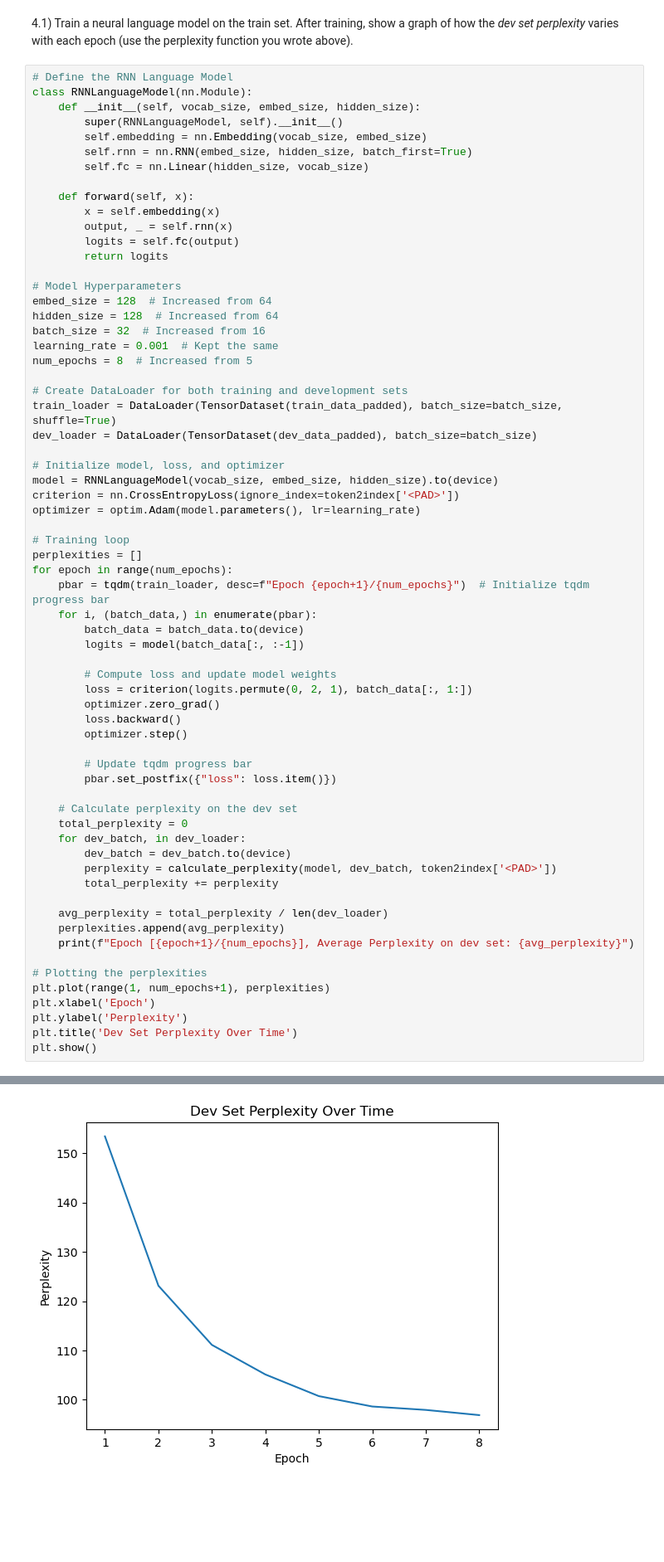
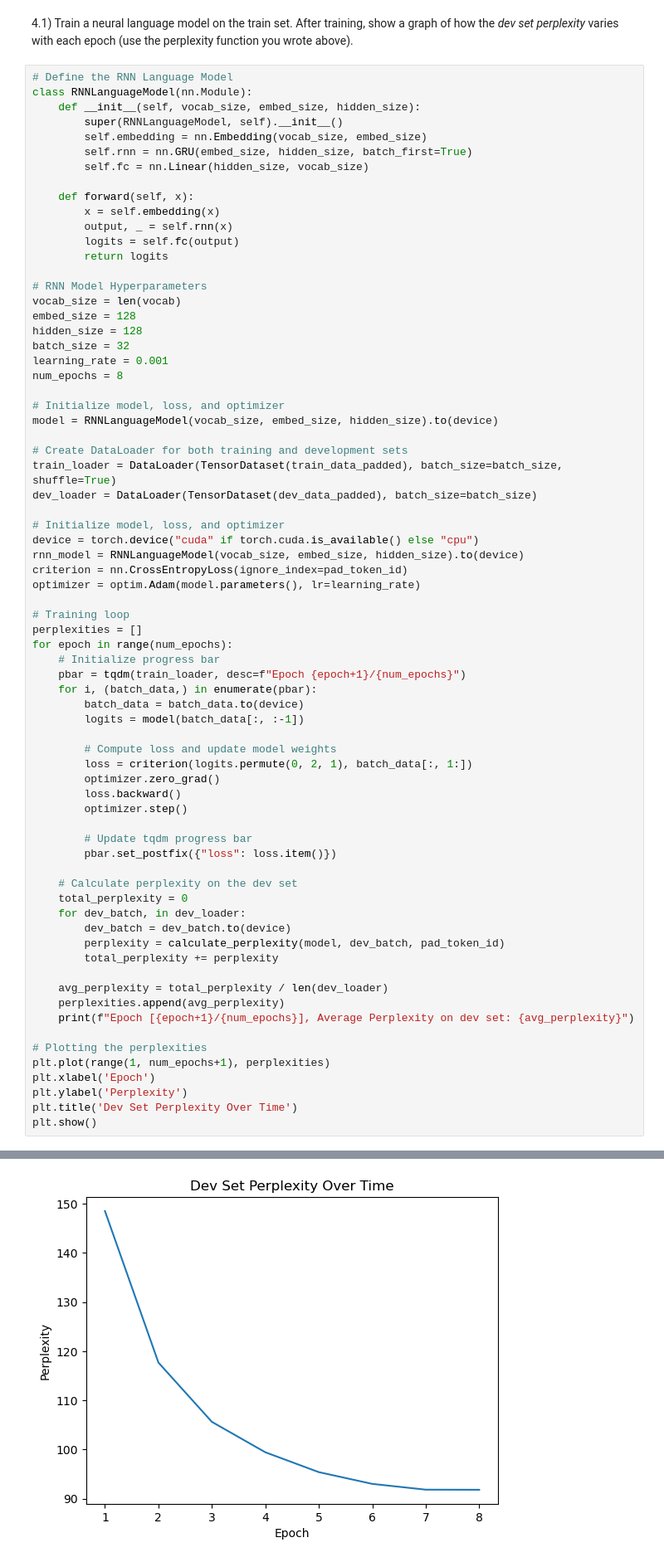
Before and after one commit to markdingli18/Deep_NLP_LLT3511_Assignment, a Jupyter notebook: text_compression-20230925/text_compression.ipynb, the cells around one changed output, grey strips where cells are left out. Shown at 83% size. Drawn from its saved outputs; the diff is of its cells as text; blank space fills up the shorter version.

```diff
--- a/text_compression-20230925/text_compression.ipynb
+++ b/text_compression-20230925/text_compression.ipynb
@@ -617,7 +617,7 @@ class RNNLanguageModel(nn.Module):
     def __init__(self, vocab_size, embed_size, hidden_size):
         super(RNNLanguageModel, self).__init__()
         self.embedding = nn.Embedding(vocab_size, embed_size)
-        self.rnn = nn.RNN(embed_size, hidden_size, batch_first=True)
+        self.rnn = nn.GRU(embed_size, hidden_size, batch_first=True)
         self.fc = nn.Linear(hidden_size, vocab_size)
 
     def forward(self, x):
@@ -626,26 +626,32 @@ class RNNLanguageModel(nn.Module):
         logits = self.fc(output)
         return logits
 
-# Model Hyperparameters
-embed_size = 128  # Increased from 64
-hidden_size = 128  # Increased from 64
-batch_size = 32  # Increased from 16
-learning_rate = 0.001  # Kept the same
-num_epochs = 8  # Increased from 5
+# RNN Model Hyperparameters
+vocab_size = len(vocab)
+embed_size = 128
+hidden_size = 128
+batch_size = 32
+learning_rate = 0.001
+num_epochs = 8
+
+# Initialize model, loss, and optimizer
+model = RNNLanguageModel(vocab_size, embed_size, hidden_size).to(device)
 
 # Create DataLoader for both training and development sets
 train_loader = DataLoader(TensorDataset(train_data_padded), batch_size=batch_size, shuffle=True)
 dev_loader = DataLoader(TensorDataset(dev_data_padded), batch_size=batch_size)
 
 # Initialize model, loss, and optimizer
-model = RNNLanguageModel(vocab_size, embed_size, hidden_size).to(device)
-criterion = nn.CrossEntropyLoss(ignore_index=token2index['<PAD>'])
+device = torch.device("cuda" if torch.cuda.is_available() else "cpu")
+rnn_model = RNNLanguageModel(vocab_size, embed_size, hidden_size).to(device)
+criterion = nn.CrossEntropyLoss(ignore_index=pad_token_id)
 optimizer = optim.Adam(model.parameters(), lr=learning_rate)
 
 # Training loop
 perplexities = []
 for epoch in range(num_epochs):
-    pbar = tqdm(train_loader, desc=f"Epoch {epoch+1}/{num_epochs}")  # Initialize tqdm progress bar
+    # Initialize progress bar
+    pbar = tqdm(train_loader, desc=f"Epoch {epoch+1}/{num_epochs}")
     for i, (batch_data,) in enumerate(pbar):
         batch_data = batch_data.to(device)
         logits = model(batch_data[:, :-1])
@@ -663,7 +669,7 @@ for epoch in range(num_epochs):
     total_perplexity = 0
     for dev_batch, in dev_loader:
         dev_batch = dev_batch.to(device)
-        perplexity = calculate_perplexity(model, dev_batch, token2index['<PAD>'])
+        perplexity = calculate_perplexity(model, dev_batch, pad_token_id)
         total_perplexity += perplexity
 
     avg_perplexity = total_perplexity / len(dev_loader)
@@ -688,4 +694,4 @@ Epoch [8/8], Average Perplexity on dev set: 96.87996122796181
-[figure, old version]
+[figure, new version]
 # %% [markdown]
 4.2) Now measure the space saving amount of the trained model on the test text.
 Also check that when you decompress the compressed test text, you get exactly the same string as the test text.
```
Also changed, not shown: parts of 4 cells of this notebook.
